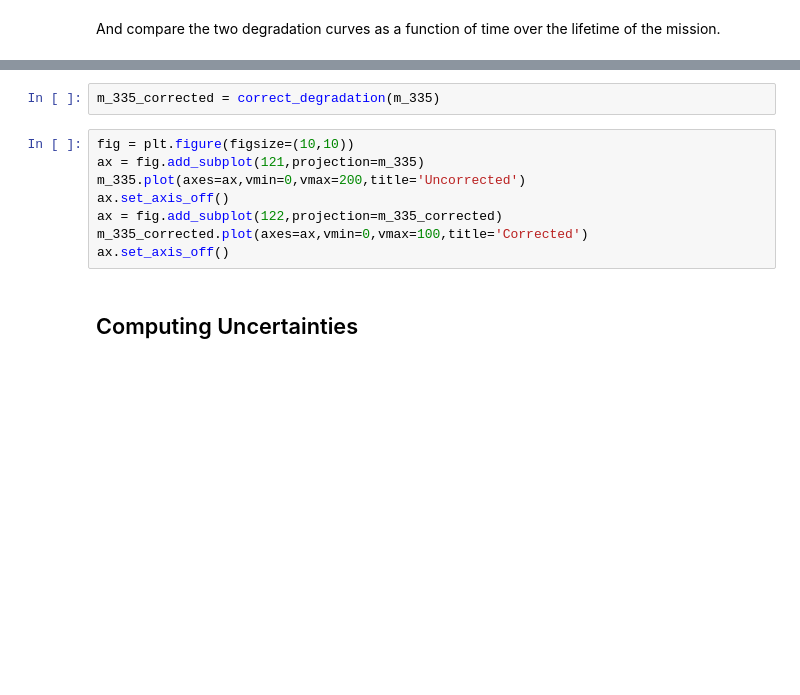
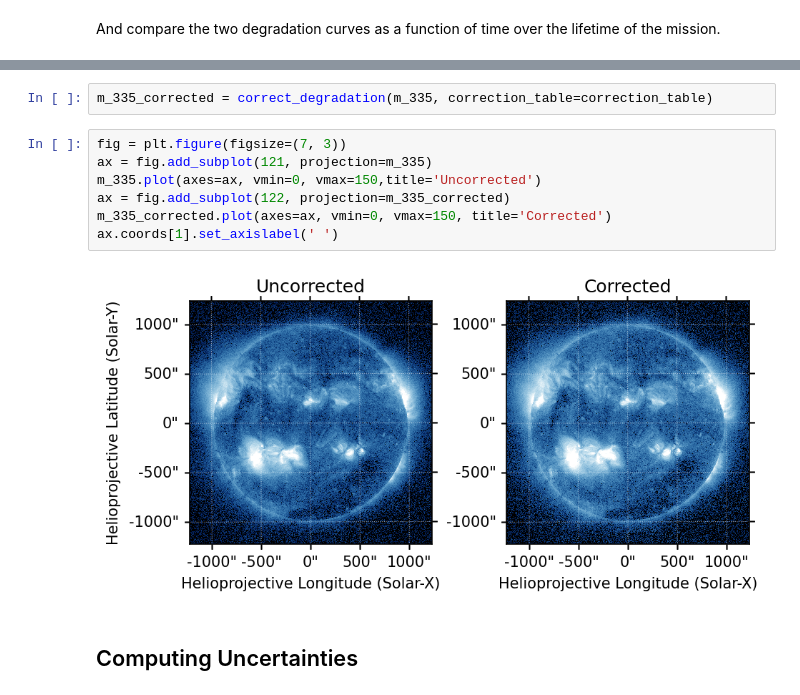
Before and after one commit to sunpy/sunpy.org, a Jupyter notebook: posts/2021/2021-10-01-aiapy-demo.ipynb, the cells around one changed output, grey strips where cells are left out. Cells and saved outputs as stored; diff of their text form; blank space fills up the shorter version.

```diff
--- a/posts/2021/2021-10-01-aiapy-demo.ipynb
+++ b/posts/2021/2021-10-01-aiapy-demo.ipynb
@@ -320,13 +342,14 @@ Note that we can pass an image into the `correct_degradation` function in order
 # %%
-m_335_corrected = correct_degradation(m_335)
+m_335_corrected = correct_degradation(m_335, correction_table=correction_table)
 # %%
-fig = plt.figure(figsize=(10,10))
-ax = fig.add_subplot(121,projection=m_335)
-m_335.plot(axes=ax,vmin=0,vmax=200,title='Uncorrected')
-ax.set_axis_off()
-ax = fig.add_subplot(122,projection=m_335_corrected)
-m_335_corrected.plot(axes=ax,vmin=0,vmax=100,title='Corrected')
-ax.set_axis_off()
+fig = plt.figure(figsize=(7, 3))
+ax = fig.add_subplot(121, projection=m_335)
+m_335.plot(axes=ax, vmin=0, vmax=150,title='Uncorrected')
+ax = fig.add_subplot(122, projection=m_335_corrected)
+m_335_corrected.plot(axes=ax, vmin=0, vmax=150, title='Corrected')
+ax.coords[1].set_axislabel(' ')
+# %% [output]
+[figure, added]
 # %% [markdown]
 ## Computing Uncertainties
 # %% [markdown]
```
Also changed, not shown: parts of 23 cells of this notebook.
